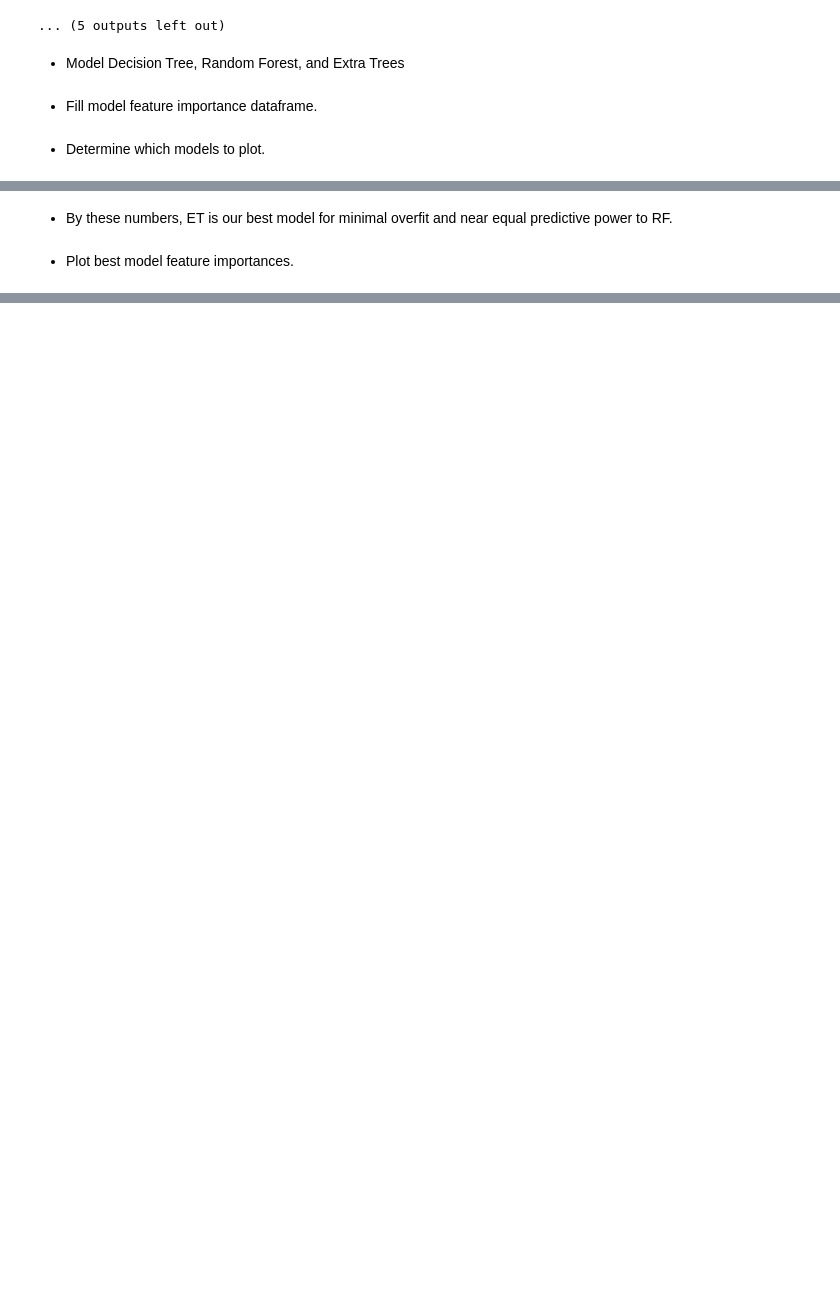
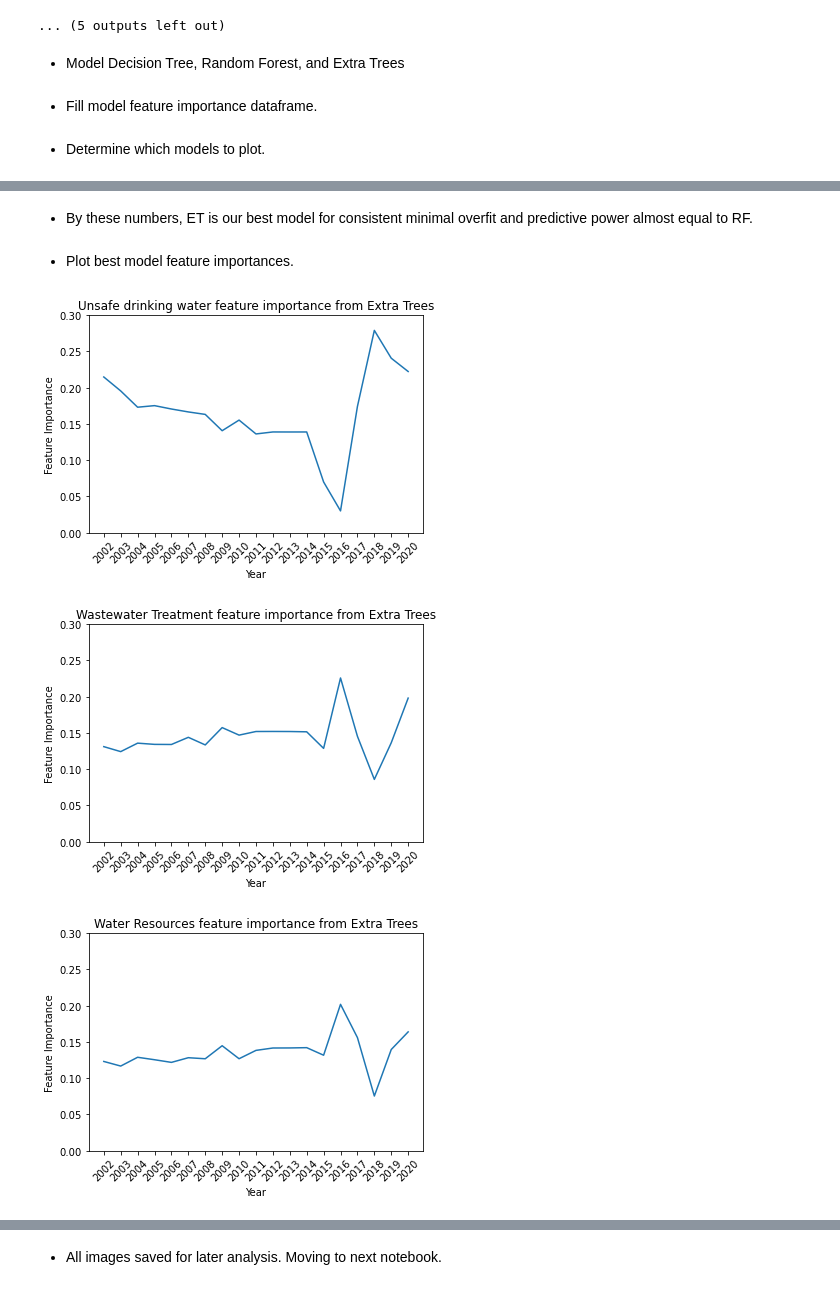
Before and after one commit to Avanyali/EPIDemographicModel, a Jupyter notebook: bens_notebooks/linregs.ipynb, the cells around one changed output, grey strips where cells are left out. Drawn from its saved outputs; the diff is of its cells as text; code cells hidden in the pictures; blank space fills up the shorter version.

```diff
--- a/bens_notebooks/linregs.ipynb
+++ b/bens_notebooks/linregs.ipynb
@@ -351,5 +379,5 @@ r2s.loc[('ET', slice(None)), :].mean(), r2s.loc[('ET', slice(None)), :].std()
 # %% [markdown]
-- By these numbers, ET is our best model for minimal overfit and near equal predictive power to RF.
+- By these numbers, ET is our best model for consistent minimal overfit and predictive power almost equal to RF.
 # %%
 tree_frame.drop(columns = ['train_r2', 'test_r2', 'delta'], inplace = True)
 # %% [markdown]
@@ -357,21 +385,26 @@ tree_frame.drop(columns = ['train_r2', 'test_r2', 'delta'], inplace = True)
 # %%
 model_names = list(year_models.keys())
 
 years = range(min_year, max_year + 1)
 
 for col in x_list:
     year_slice = tree_frame.loc['ET', col]
 
     if year_slice.max() > .05:
         plt.plot(years, year_slice)
 
-        plt.title(f'{col} feature importance')
+        plt.title(f'{col} feature importance from Extra Trees')
         plt.xlabel('Year')
         plt.ylabel('Feature Importance')
         plt.xticks(ticks = years, rotation = 45)
 
         #credit to: https://stackoverflow.com/questions/3777861/setting-y-axis-limit-in-matplotlib
         x1,x2,y1,y2 = plt.axis()
         plt.axis((x1,x2,0,.3))
 
+        plt.savefig(f'images/ET_{col}.png')
         plt.show()
+# %% [output]
+[figure, added]
+[figure, added]
+[figure, added]
@@ -377,0 +416,2 @@ for col in x_list:
+# %% [markdown]
+- All images saved for later analysis. Moving to next notebook.
```
Also changed, not shown: parts of 5 cells of this notebook, 26 other files.
